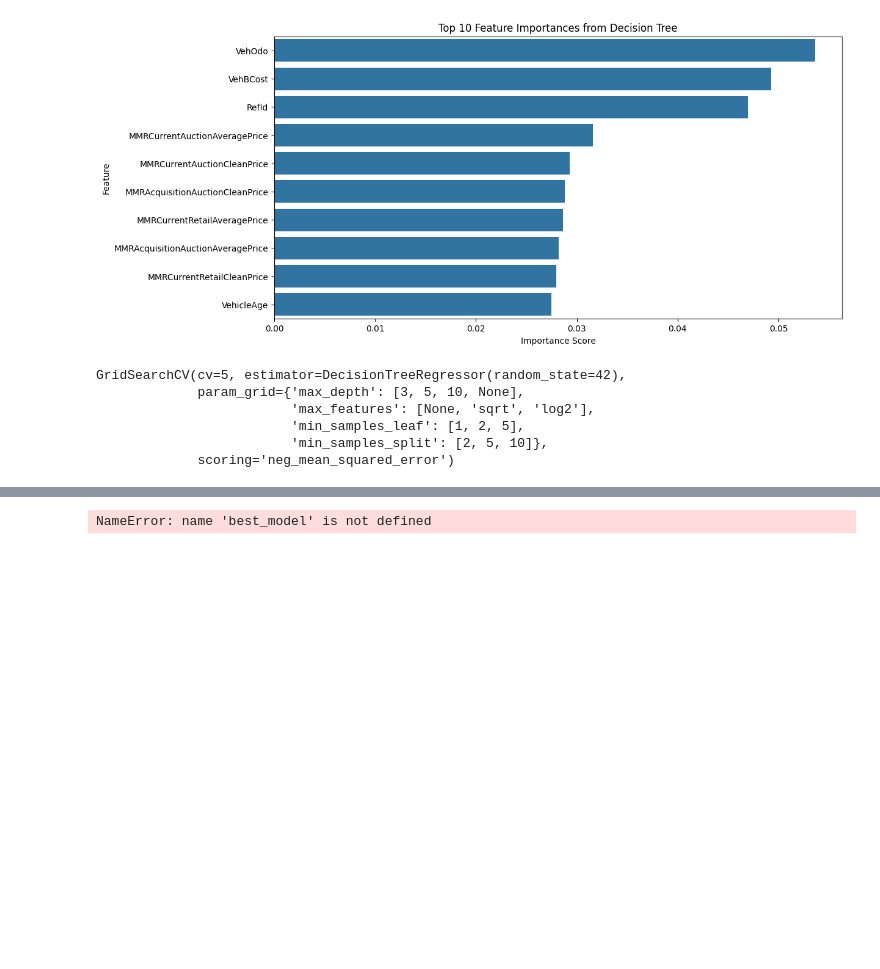
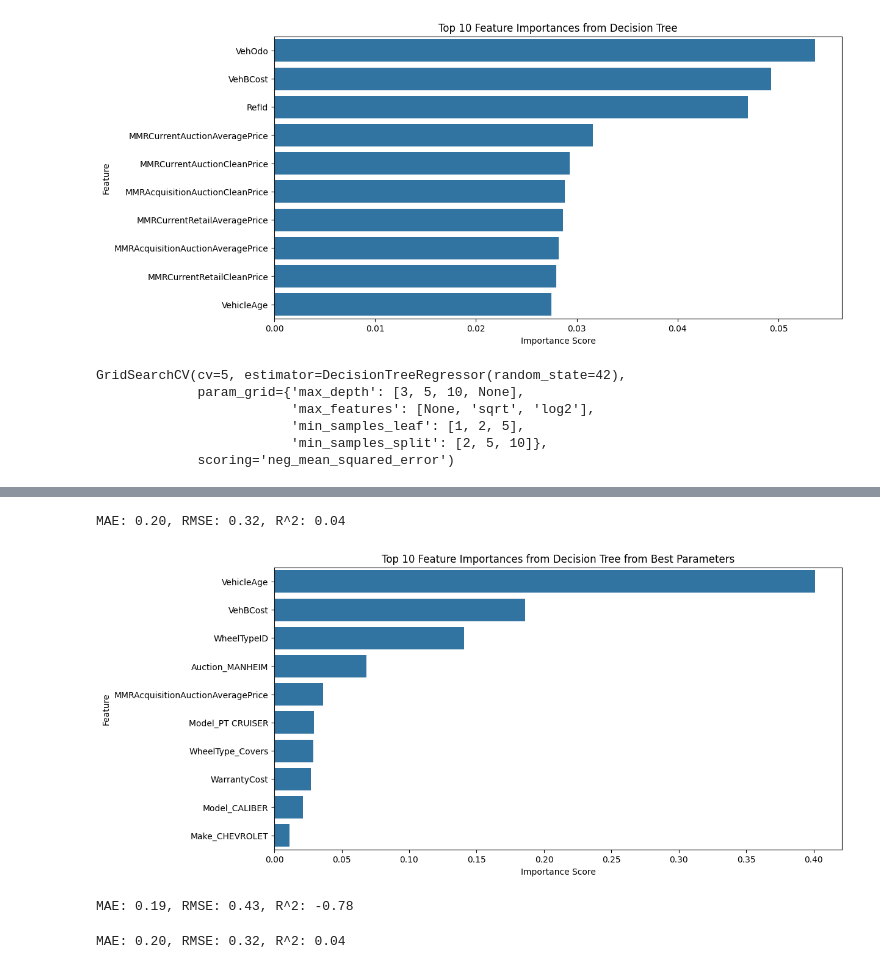
Before and after one commit to Eswa2020/Data-analysis-and-wrangling-various-projects, a Jupyter notebook: isbuy.ipynb, the cells around one changed output, grey strips where cells are left out. Saved outputs shown, nothing was run; the diff lists cells and outputs as text; code cells hidden in the pictures; blank space fills up the shorter version.

```diff
--- a/isbuy.ipynb
+++ b/isbuy.ipynb
@@ -203,22 +215,53 @@ y_pred = best_model.predict(X_test)
 # %%
 # Evaluate the model
-mae = mean_absolute_error(y_test, y_pred)
-rmse = np.sqrt(mean_squared_error(y_test, y_pred))
-r2 = r2_score(y_test, y_pred)
+mae2 = mean_absolute_error(y_train, y_pred1)
+rmse2 = np.sqrt(mean_squared_error(y_train, y_pred1)
+r2= r2_score(y_train, y_pred1)
 
-print(f"MAE: {mae:.2f}, RMSE: {rmse:.2f}, R^2: {r2:.2f}")
+print(f"MAE: {mae2:.2f}, RMSE: {rmse2:.2f}, R^2: {r2:.2f}")
+# %% [output]
+MAE: 0.20, RMSE: 0.32, R^2: 0.04
-# %%
-# Feature Importance
-importances = best_model.feature_importances_
-feature_names = X.columns
-sorted_indices = np.argsort(importances)[::-1]
-
-# Plot Feature Importance
-import matplotlib.pyplot as plt
-plt.figure(figsize=(10, 6))
-plt.bar(range(X.shape[1]), importances[sorted_indices], align='center')
-plt.xticks(range(X.shape[1]), feature_names[sorted_indices], rotation=90)
-plt.title("Feature Importance")
-plt.show()
-# %% [output]
-NameError: name 'best_model' is not defined
+# %%
+# Extract feature importance
+feature_importances1 = best_model.feature_importances_
+feature_names1 = X1.columns
+# %%
+# Create a DataFrame for visualization
+importance_df1= pd.DataFrame({
+    'Feature': feature_names1,
+    'Importance': feature_importances1
+}).sort_values(by='Importance', ascending=False)
+# %%
+# Visualize the top 10 most important features
+plt.figure(figsize=(12, 6))
+sns.barplot(x=importance_df1['Importance'][:10], y=importance_df1['Feature'][:10])
+plt.title('Top 10 Feature Importances from Decision Tree from Best Parameters')
+plt.xlabel('Importance Score')
+plt.ylabel('Feature')
+plt.show()
+# %% [output]
+[figure, added]
+# %%
+# Predict on the test set
+y_pred3= dt_model.predict(X_test)
+
+# Evaluate the model
+mae3 = mean_absolute_error(y_test, y_pred3)
+rmse3 = np.sqrt(mean_squared_error(y_test, y_pred3))
+r3 = r2_score(y_test, y_pred3)
+
+print(f"MAE: {mae3:.2f}, RMSE: {rmse3:.2f}, R^2: {r3:.2f}")
+# %% [output]
+MAE: 0.19, RMSE: 0.43, R^2: -0.78
+# %%
+# Predict on the test set
+y_pred4= best_model.predict(X_test)
+
+# Evaluate the model
+mae4 = mean_absolute_error(y_test, y_pred4)
+rmse4 = np.sqrt(mean_squared_error(y_test, y_pred4))
+r4 = r2_score(y_test, y_pred4)
+
+print(f"MAE: {mae4:.2f}, RMSE: {rmse4:.2f}, R^2: {r4:.2f}")
+# %% [output]
+MAE: 0.20, RMSE: 0.32, R^2: 0.04
```
Also changed, not shown: parts of 4 cells of this notebook.
